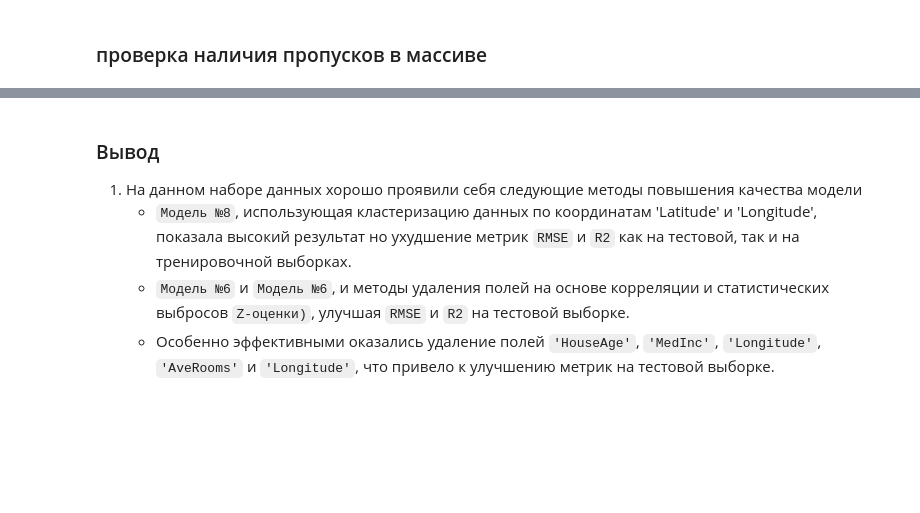
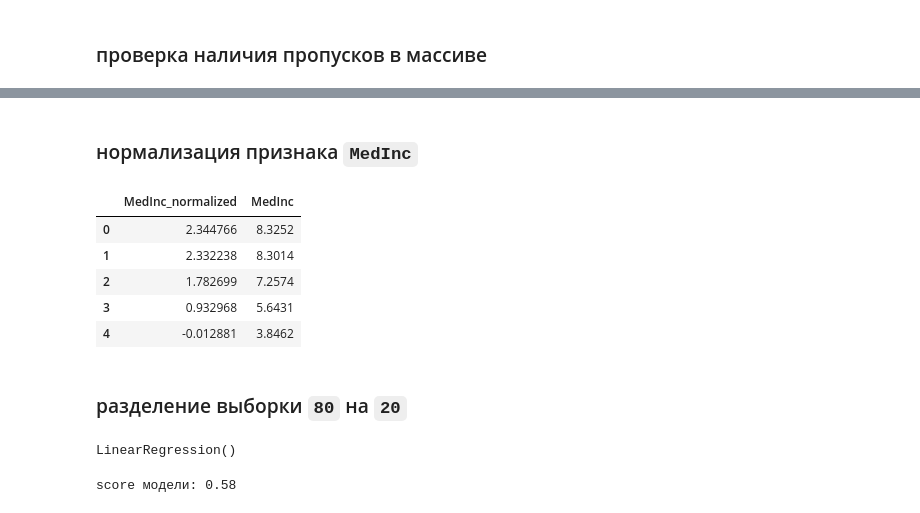
Before and after one commit to AlexanderSipko/netology_ml, a Jupyter notebook: task/8 decision_trees/8 decision_trees.ipynb, the cells around one changed output, grey strips where cells are left out. Cells and saved outputs as stored; diff of their text form; code cells hidden in the pictures; blank space fills up the shorter version.

```diff
--- a/task/8 decision_trees/8 decision_trees.ipynb
+++ b/task/8 decision_trees/8 decision_trees.ipynb
@@ -188,3 +49,0 @@ MedInc и AveRooms: 0.33
-# %%
-analyze_reg.train_and_plot_linear_regression_with_hist_and_corr(1, features, target, "Без преобразования", "-")
-pd.DataFrame(analyze_reg.get_results()).T
@@ -322,7 +50,2 @@ pd.DataFrame(analyze_reg.get_results()).T
-# %% [markdown]
-### Вывод
-
-1. На данном наборе данных хорошо проявили себя следующие методы повышения качества модели
-    + `Модель №8`, использующая кластеризацию данных по координатам 'Latitude' и 'Longitude', показала высокий результат но ухудшение метрик `RMSE` и `R2` как на тестовой, так и на тренировочной выборках.
-    + `Модель №6` и `Модель №6`, и методы удаления полей на основе корреляции и статистических выбросов `Z-оценки)`, улучшая `RMSE` и `R2` на тестовой выборке.
-    + Особенно эффективными оказались удаление полей `'HouseAge'`, `'MedInc'`, `'Longitude'`, `'AveRooms'` и `'Longitude'`, что привело к улучшению метрик на тестовой выборке.
+# %% [markdown]
+### нормализация признака `MedInc`
@@ -328,0 +55,11 @@ pd.DataFrame(analyze_reg.get_results()).T
+# %%
+features[['MedInc_normalized', 'MedInc']].head(5)
+# %% [output]
+|  | MedInc_normalized | MedInc |
+| 0 | 2.344766 | 8.3252 |
+| 1 | 2.332238 | 8.3014 |
+| 2 | 1.782699 | 7.2574 |
+| 3 | 0.932968 | 5.6431 |
+| 4 | -0.012881 | 3.8462 |
+# %% [markdown]
+### разделение выборки `80` на `20`
@@ -328,0 +68,12 @@ pd.DataFrame(analyze_reg.get_results()).T
+# %%
+from sklearn.linear_model import LinearRegression
+
+linear_regression_model = LinearRegression()
+linear_regression_model.fit(X_train, y_train)
+# %% [output]
+LinearRegression()
+# %%
+r2_score = linear_regression_model.score(X_test, y_test)
+print(f"score модели: {r2_score:.2f}")
+# %% [output]
+score модели: 0.58
```
Also changed, not shown: parts of 40 cells of this notebook, 1 other file.
